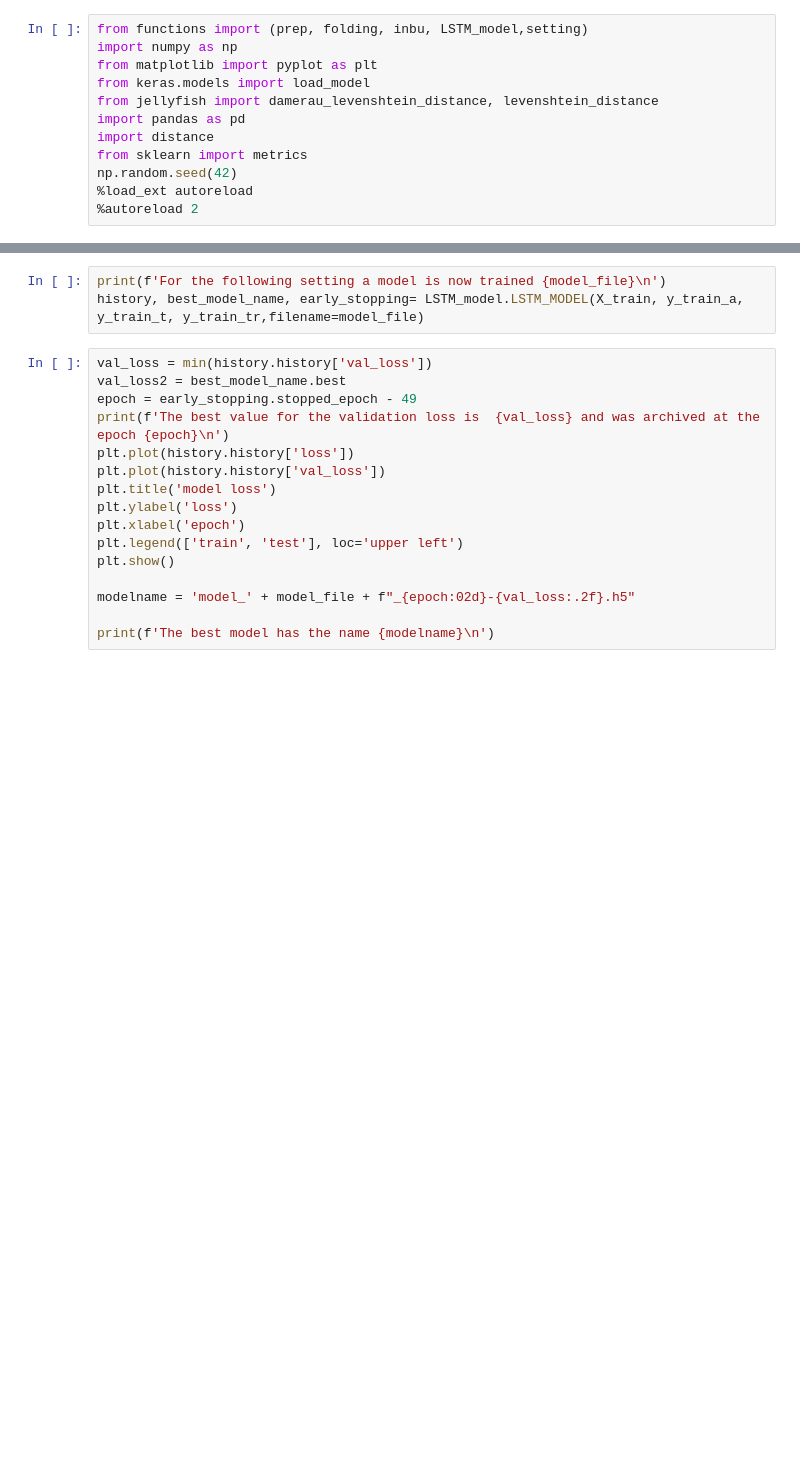
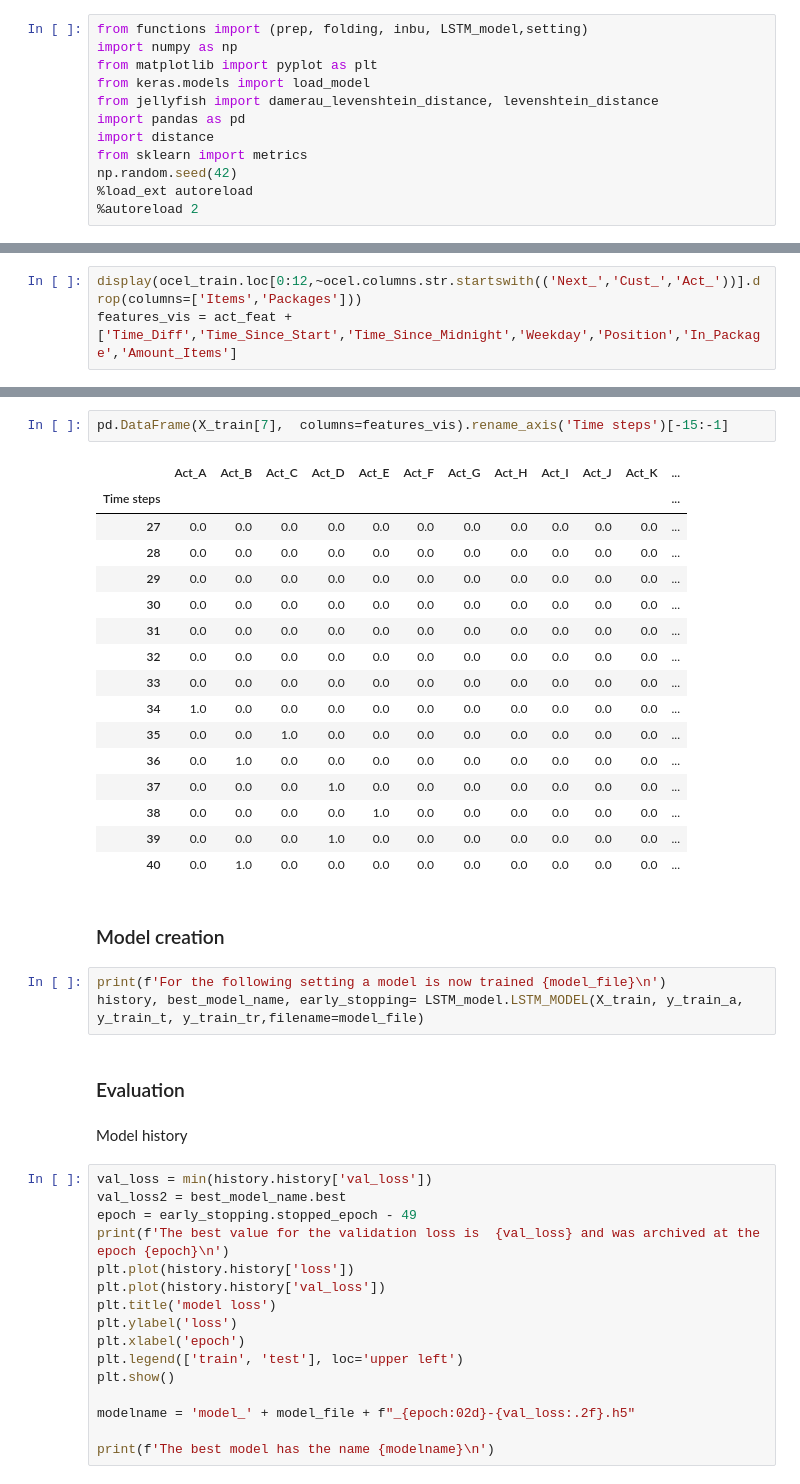
Before and after one commit to KaiWein/PM_OCEL_LSTM, a Jupyter notebook: code/The_playground.ipynb, the cells around one changed output, grey strips where cells are left out. Drawn from its saved outputs; the diff is of its cells as text; blank space fills up the shorter version.

```diff
--- a/code/The_playground.ipynb
+++ b/code/The_playground.ipynb
@@ -81,0 +73,3 @@ Shape of y_train_tr: (43289,), this matches the desired shape (number_of_train_c
+# %%
+display(ocel_train.loc[0:12,~ocel.columns.str.startswith(('Next_','Cust_','Act_'))].drop(columns=['Items','Packages']))
+features_vis = act_feat +['Time_Diff','Time_Since_Start','Time_Since_Midnight','Weekday','Position','In_Package','Amount_Items']
@@ -82,6 +91,31 @@ Shape of y_train_tr: (43289,), this matches the desired shape (number_of_train_c
+# %%
+pd.DataFrame(X_train[7],  columns=features_vis).rename_axis('Time steps')[-15:-1]
+# %% [output]
+|  | Act_A | Act_B | Act_C | Act_D | Act_E | Act_F | Act_G | Act_H | Act_I | Act_J | Act_K | ... |
+| Time steps |  |  |  |  |  |  |  |  |  |  |  | ... |
+| 27 | 0.0 | 0.0 | 0.0 | 0.0 | 0.0 | 0.0 | 0.0 | 0.0 | 0.0 | 0.0 | 0.0 | ... |
+| 28 | 0.0 | 0.0 | 0.0 | 0.0 | 0.0 | 0.0 | 0.0 | 0.0 | 0.0 | 0.0 | 0.0 | ... |
+| 29 | 0.0 | 0.0 | 0.0 | 0.0 | 0.0 | 0.0 | 0.0 | 0.0 | 0.0 | 0.0 | 0.0 | ... |
+| 30 | 0.0 | 0.0 | 0.0 | 0.0 | 0.0 | 0.0 | 0.0 | 0.0 | 0.0 | 0.0 | 0.0 | ... |
+| 31 | 0.0 | 0.0 | 0.0 | 0.0 | 0.0 | 0.0 | 0.0 | 0.0 | 0.0 | 0.0 | 0.0 | ... |
+| 32 | 0.0 | 0.0 | 0.0 | 0.0 | 0.0 | 0.0 | 0.0 | 0.0 | 0.0 | 0.0 | 0.0 | ... |
+| 33 | 0.0 | 0.0 | 0.0 | 0.0 | 0.0 | 0.0 | 0.0 | 0.0 | 0.0 | 0.0 | 0.0 | ... |
+| 34 | 1.0 | 0.0 | 0.0 | 0.0 | 0.0 | 0.0 | 0.0 | 0.0 | 0.0 | 0.0 | 0.0 | ... |
+| 35 | 0.0 | 0.0 | 1.0 | 0.0 | 0.0 | 0.0 | 0.0 | 0.0 | 0.0 | 0.0 | 0.0 | ... |
+| 36 | 0.0 | 1.0 | 0.0 | 0.0 | 0.0 | 0.0 | 0.0 | 0.0 | 0.0 | 0.0 | 0.0 | ... |
+| 37 | 0.0 | 0.0 | 0.0 | 1.0 | 0.0 | 0.0 | 0.0 | 0.0 | 0.0 | 0.0 | 0.0 | ... |
+| 38 | 0.0 | 0.0 | 0.0 | 0.0 | 1.0 | 0.0 | 0.0 | 0.0 | 0.0 | 0.0 | 0.0 | ... |
+| 39 | 0.0 | 0.0 | 0.0 | 1.0 | 0.0 | 0.0 | 0.0 | 0.0 | 0.0 | 0.0 | 0.0 | ... |
+| 40 | 0.0 | 1.0 | 0.0 | 0.0 | 0.0 | 0.0 | 0.0 | 0.0 | 0.0 | 0.0 | 0.0 | ... |
+# %% [markdown]
+### Model creation
 # %%
 print(f'For the following setting a model is now trained {model_file}\n')
 history, best_model_name, early_stopping= LSTM_model.LSTM_MODEL(X_train, y_train_a, y_train_t, y_train_tr,filename=model_file)
+# %% [markdown]
+### Evaluation
+# %% [markdown]
+Model history
 # %%
 val_loss = min(history.history['val_loss'])
 val_loss2 = best_model_name.best
```
Also changed, not shown: parts of 20 cells of this notebook, 1 other file.
